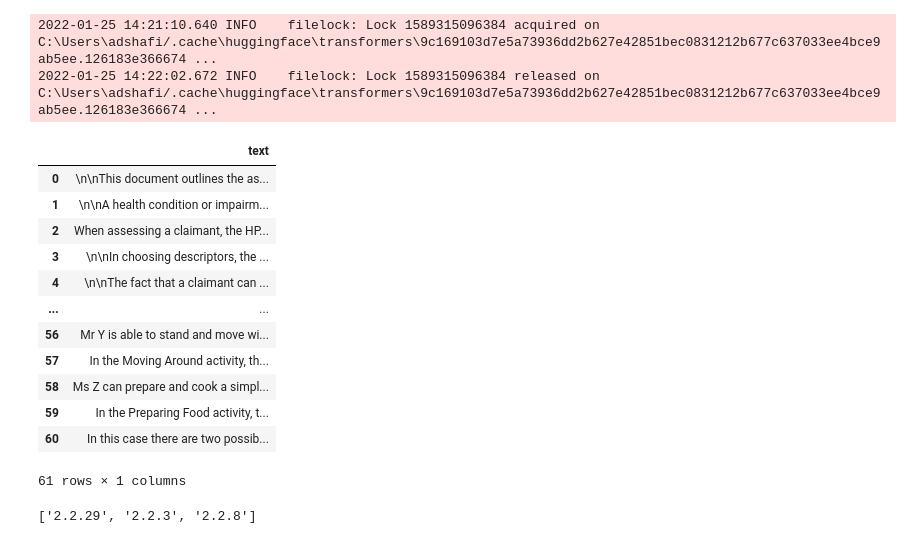
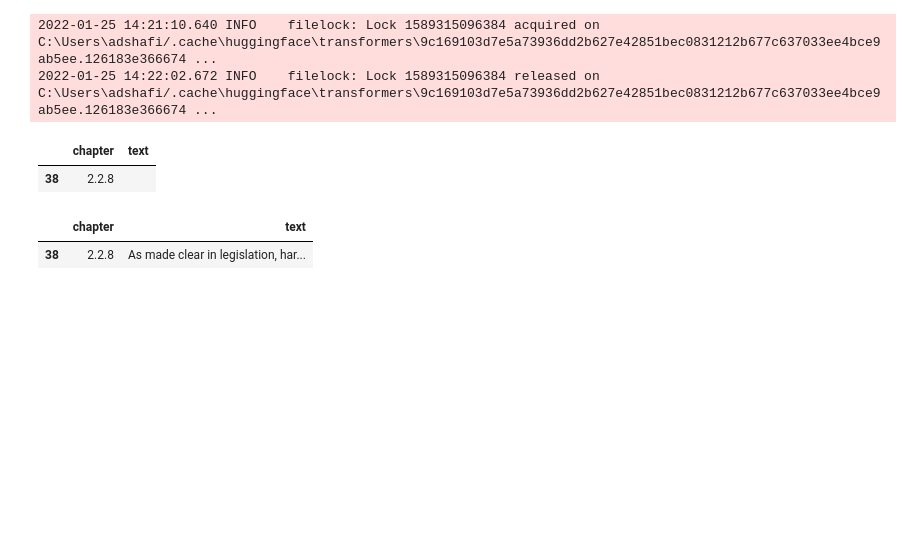
Before and after one commit to AdamShafi-Cap/text-summarisation, a Jupyter notebook: notebooks/Testing.ipynb, the cells around one changed output. Cells and saved outputs as stored; diff of their text form; code cells hidden in the pictures; blank space fills up the shorter version.

```diff
--- a/notebooks/Testing.ipynb
+++ b/notebooks/Testing.ipynb
@@ -107,3 +97,31 @@ a['text'] = a['text'].str.replace('\n',' ').str.replace('\x0c', '').str.strip()
+# %%
+def pdf_data_df(text):
+    reg = re.compile(r'[\d]+[\.][\d]+[\.][\d]+')
+    chapter_list = reg.findall(text)
+
+    chapters = []
+    for i in range(len(chapter_list)-1):
+        chapters.append(text.split(chapter_list[i])[1].split(chapter_list[i+1])[0])
+
+    chapters.append(text.split(chapter_list[-1])[1].split('2.3')[0])
+
+    a = pd.DataFrame(zip(chapter_list,chapters),columns=['chapter','text'])
+    a['text'] = a['text'].str.replace('\n',' ').str.replace('\x0c', '').str.strip()
+
+    return a
+# %%
+test = pdf_data_df(text)
+test2 = pdf_data_df(pdf_data)
+# %%
+test[test['chapter']=='2.2.8']
+# %% [output]
+|  | chapter | text |
+| 38 | 2.2.8 |  |
+# %%
+test2[test2['chapter']=='2.2.8']
+# %% [output]
+|  | chapter | text |
+| 38 | 2.2.8 | As made clear in legislation, har... |
 # %%
 c = a['text'].apply(qa.encode).apply(pd.Series)
 # %%
@@ -118,28 +136,8 @@ def ask(q:str, X:pd.DataFrame, s:pd.DataFrame, n: int, model)->pd.Series:
                    )
 
     return s.loc[sorted_index.index].head(n)
-# %%
-a
-# %% [output]
-|  | text |
-| 0 | \n\nThis document outlines the as... |
-| 1 | \n\nA health condition or impairm... |
-| 2 | When assessing a claimant, the HP... |
-| 3 | \n\nIn choosing descriptors, the ... |
-| 4 | \n\nThe fact that a claimant can ... |
-| ... | ... |
-| 56 | Mr Y is able to stand and move wi... |
-| 57 | In the Moving Around activity, th... |
-| 58 | Ms Z can prepare and cook a simpl... |
-| 59 | In the Preparing Food activity, t... |
-| 60 | In this case there are two possib... |
-61 rows × 1 columns
 # %%
 ans = ask('preparing food activity', X=c, s=a, n=3, model=qa)
-# %%
-[i for i,t in ans.values]
-# %% [output]
-['2.2.29', '2.2.3', '2.2.8']
 # %%
 a.to_csv('paragraphs.csv', index=False)
 c.to_csv('paragraphs_embedded.csv', index=False)
```
Also changed, not shown: parts of 6 cells of this notebook, 4 other files.
